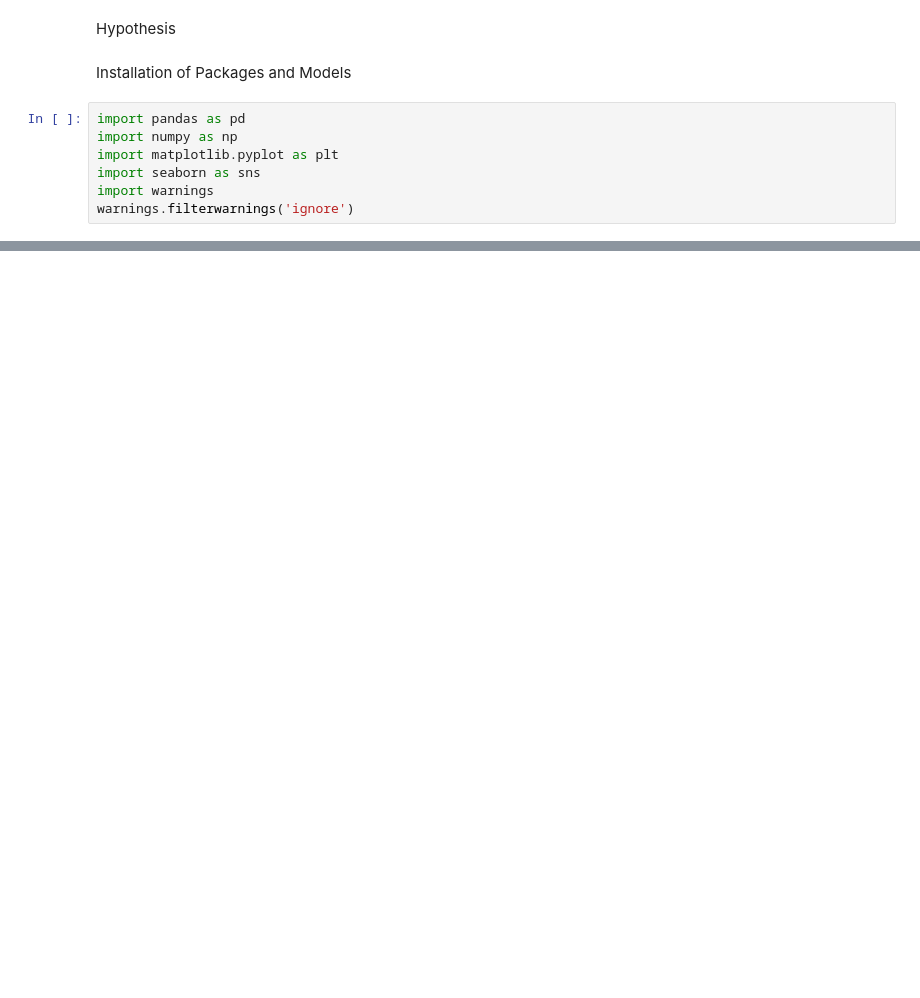
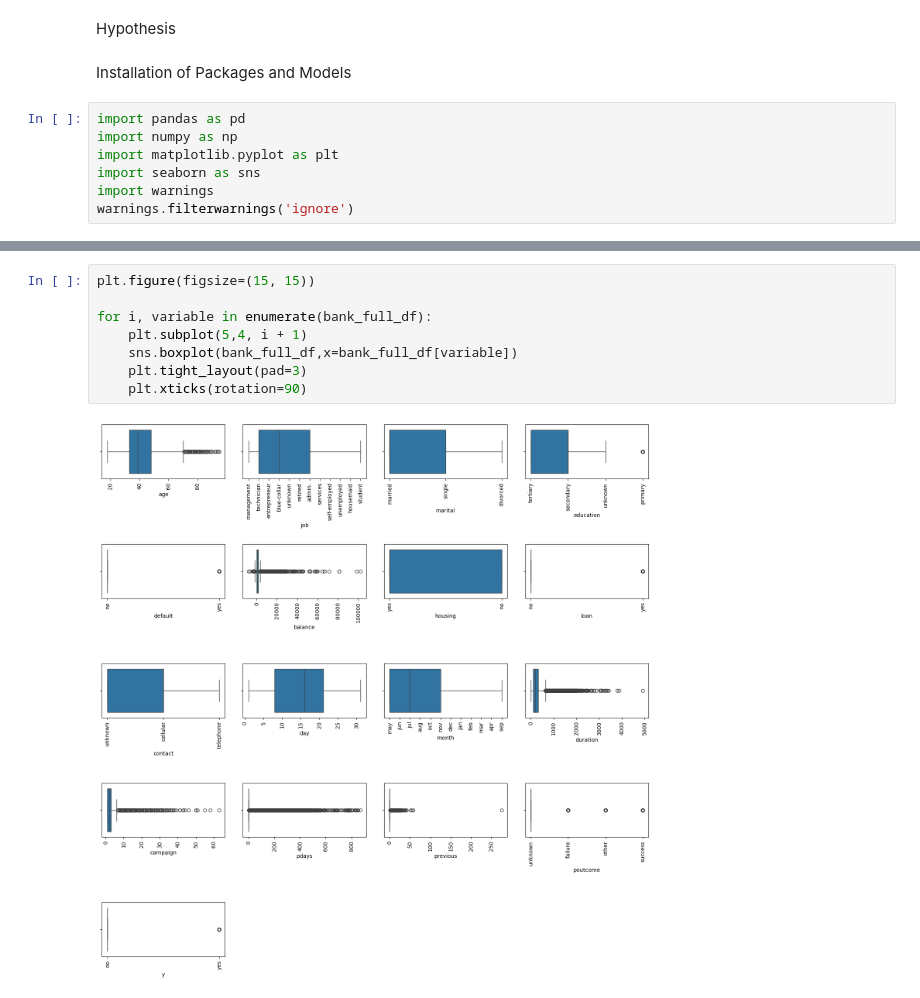
Before and after one commit to Koanim/Data-Analytics-Pathway-Assessment, a Jupyter notebook: TMP-TFA.ipynb, the cells around one changed output, grey strips where cells are left out. Saved outputs shown, nothing was run; the diff lists cells and outputs as text; blank space fills up the shorter version.

```diff
--- a/TMP-TFA.ipynb
+++ b/TMP-TFA.ipynb
@@ -88,0 +300,10 @@ warnings.filterwarnings('ignore')
+# %%
+plt.figure(figsize=(15, 15))
+
+for i, variable in enumerate(bank_full_df):
+    plt.subplot(5,4, i + 1)
+    sns.boxplot(bank_full_df,x=bank_full_df[variable])
+    plt.tight_layout(pad=3)
+    plt.xticks(rotation=90)
+# %% [output]
+[figure, added]
```
Also changed, not shown: parts of 42 cells of this notebook.
